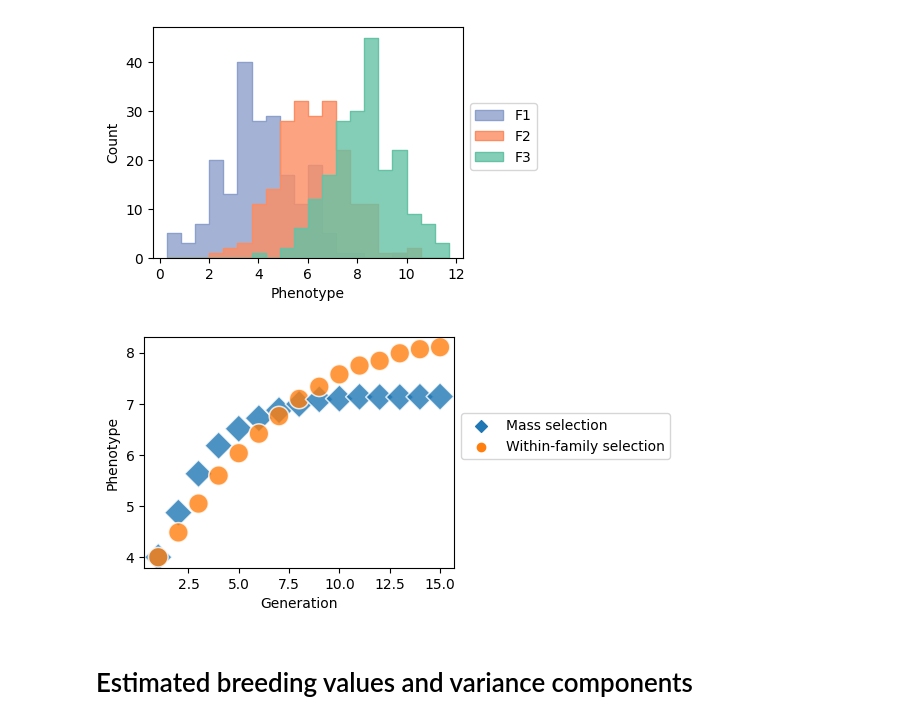
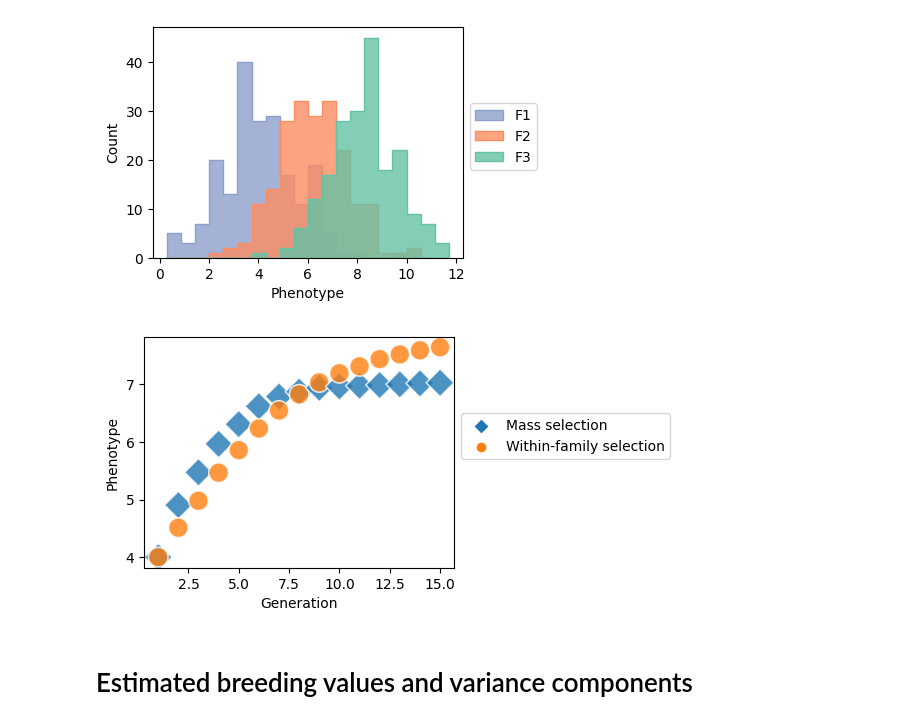
Before and after one commit to showhey0119/aquabreeding, a Jupyter notebook: aquabreeding_tutorial.ipynb, the cells around one changed output. Drawn from its saved outputs; the diff is of its cells as text; code cells hidden in the pictures.

```diff
--- a/aquabreeding_tutorial.ipynb
+++ b/aquabreeding_tutorial.ipynb
@@ -163,3 +163,38 @@ hist_3g(df1, g_max, 'Phenotype')
 # %% [output]
 ['F1', 'F2', 'F3']
 [figure]
+# %%
+# Simulate family selection with ABLUP
+# Set no. families to be selected
+
+# results are stored in pandas DataFrame
+cols = ['Phenotype', 'Generation']
+df1 = pd.DataFrame(index=[], columns=cols)
+
+# start new simulation
+# initial setting
+aqua = aq.AquaBreeding(founder_size=(10, 10),
+                       progeny_size=(100, 100),
+                       chrom=(2, 100_000_000, 2.0, 2.0),
+                       n_snp=50,
+                       mean_phenotype=4.0,
+                       effect_var=0.15,
+                       residual_var=0.4)
+aqua.snp_standard()
+aqua.mating_design(cross_design='1x2')
+
+g_max = 3  # simulate from F1 to F3
+
+for g in range(g_max):
+    aqua.mating()
+    aqua.breeding_value(blup='ABLUP')
+    # get phenotype data of the progeny population
+    phe_ls = aqua.get_phenotype()
+    record = pd.DataFrame([phe_ls, [f'F{g+1}']*len(phe_ls)]).transpose()
+    record.columns = cols
+    df1 = pd.concat([df1, record], ignore_index=True)
+    if g == g_max-1:  # last generation
+        break
+    aqua.selection(target='bv', method='family', n_family=10)  ######
+
+hist_3g(df1, g_max, 'Phenotype')
@@ -246,7 +284,7 @@ hist_3g(df1, g_max, 'Phenotype')
 # CAUSION: it takes minutes
 # Phenotype changes with mass and within-family-selection
 
-n_rep = 10  # num replicate
+n_rep = 20  # num replicate
 g_max = 15  # generation
 
 # results are stored in pandas DataFrame
@@ -257,7 +295,7 @@ df1 = pd.DataFrame(index=[], columns=cols)
 for i in range(n_rep):
     aqua = aq.AquaBreeding(founder_size=(5, 5),
                            progeny_size=(50, 50),
-                           chrom=(3, 100_000_000, 1.0, 1.0),
+                           chrom=(2, 100_000_000, 1.0, 1.0),
                            n_snp=20,
                            mean_phenotype=4.0,
                            effect_var=0.08,
@@ -282,41 +320,41 @@ for i in range(n_rep):
 for i in range(n_rep):
     aqua = aq.AquaBreeding(founder_size=(5, 5),
                            progeny_size=(50, 50),
-                           chrom=(3, 100_000_000, 1.0, 1.0),
+                           chrom=(2, 100_000_000, 1.0, 1.0),
                            n_snp=20,
                            mean_phenotype=4.0,
                            effect_var=0.08,
                            residual_var=0.12)
     aqua.snp_standard()
     aqua.mating_design(cross_design='1x2')
 
     for g in range(g_max):
         aqua.mating()
         aqua.breeding_value(blup='ABLUP')
 
         # get phenotype data
         tmp_p = aqua.get_phenotype()
         record = pd.DataFrame([[np.mean (tmp_p), g, 'Within-family selection']], columns=cols)
         df1 = pd.concat([df1, record], ignore_index=True)
 
         if g == g_max-1:
             break
         aqua.selection(target='bv', method='within-family')
 
 cols = ['Generation', 'Phenotype', 'tag']
 df2 = pd.DataFrame(index=[], columns=cols)
 for g in range(g_max):
     for j in ['Mass selection', 'Within-family selection']:
         tmp = df1[(df1['generation']==g) & (df1['tag']==j)]
         mean_phe = np.mean(tmp['phenotype'])
         record = pd.DataFrame([[g+1, mean_phe, j]], columns=cols)
         df2 = pd.concat([df2, record], ignore_index=True)
 fig, ax = plt.subplots(figsize = (4, 3))
 sns.scatterplot(x="Generation", y="Phenotype", hue="tag", style='tag', markers=('D', 'o'), s=200, alpha=0.8, data=df2, ax=ax)
 plt.legend(loc=2, bbox_to_anchor=(1, 0.7))
 plt.show()
 # %% [output]
-[figure, old version]
+[figure, new version]
 # %% [markdown]
 # Estimated breeding values and variance components
 # %%
```
Also changed, not shown: parts of 4 cells of this notebook, 4 other files.
